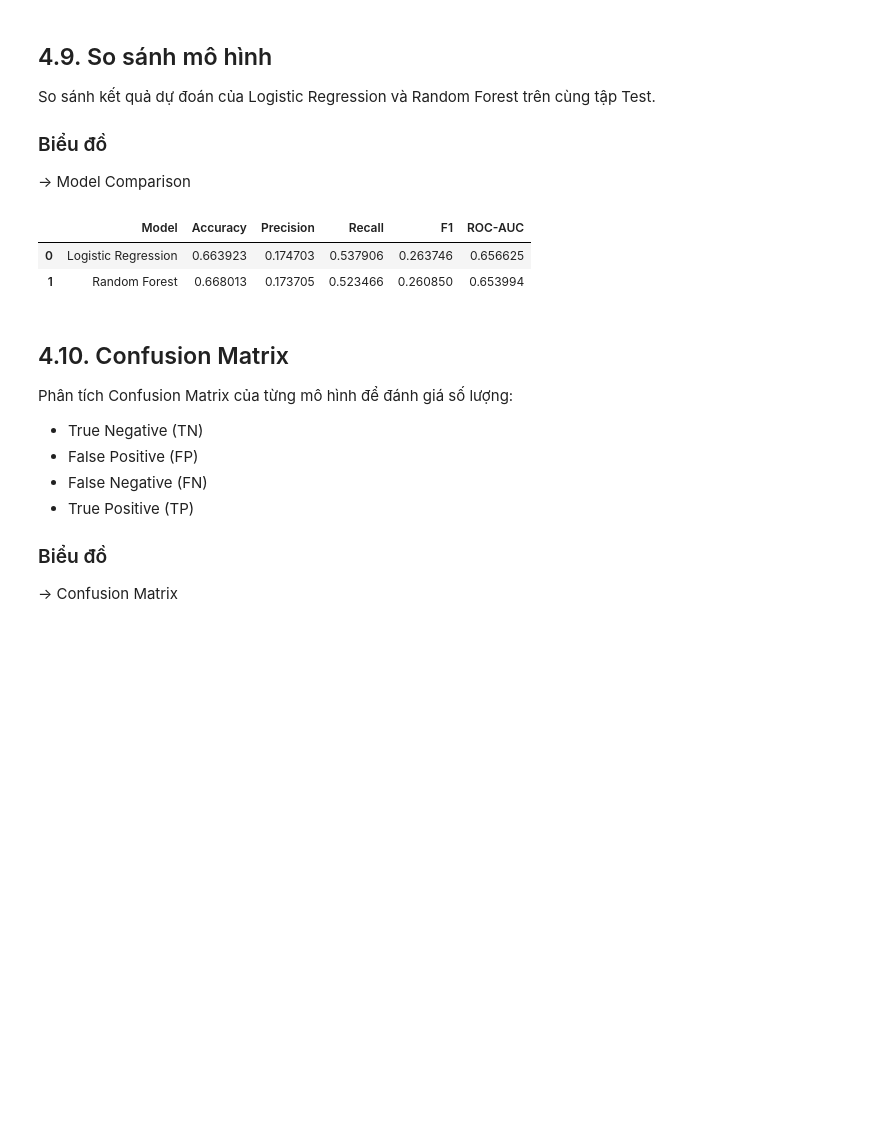
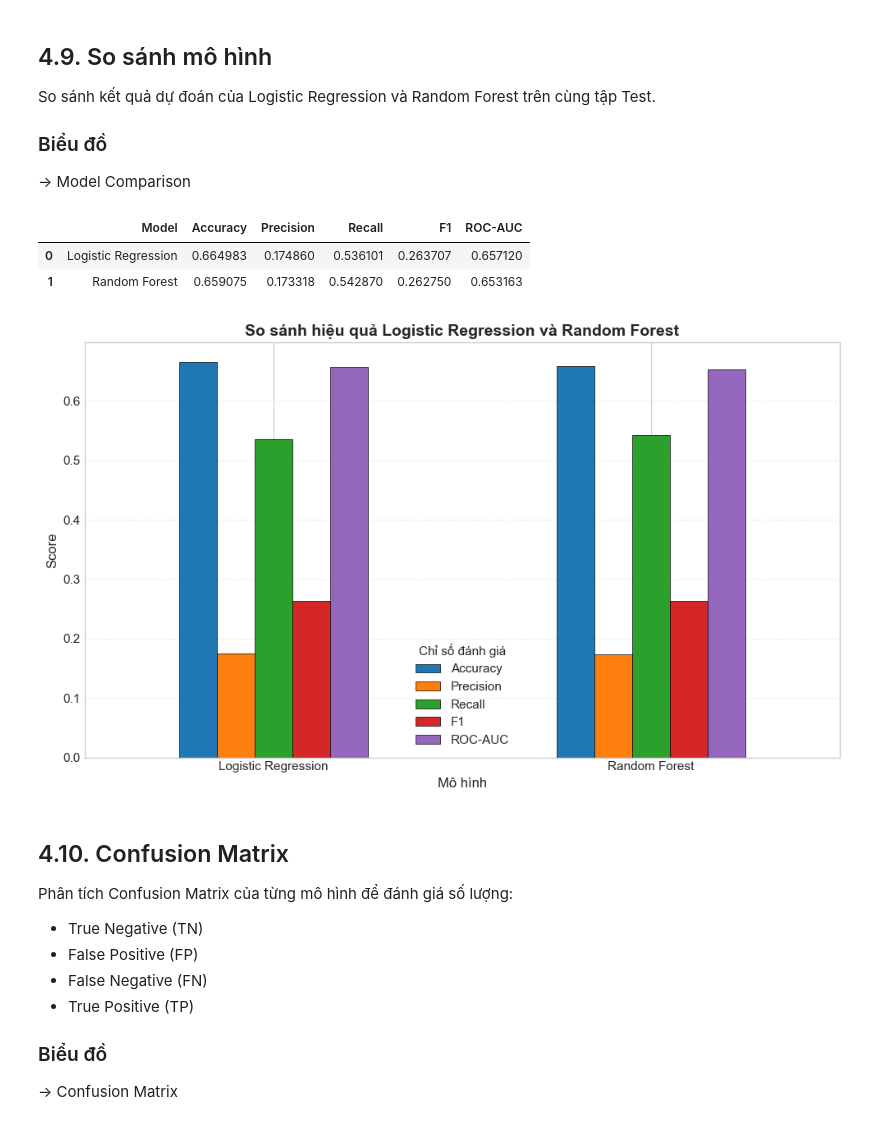
Before and after one commit to Zietlott/DataAnalysis-Visualization, a Jupyter notebook: code/diabetic.ipynb, the cells around one changed output. Cells and saved outputs as stored; diff of their text form; code cells hidden in the pictures; blank space fills up the shorter version.

```diff
--- a/code/diabetic.ipynb
+++ b/code/diabetic.ipynb
@@ -1192,8 +1192,11 @@ Hai mô hình được đánh giá và so sánh trên cùng tập Test.
 - `y`: biến mục tiêu `target_30days`.
 # %%
 # 4.1 X / y
+# Lưu patient_nbr riêng để dùng làm group khi chia Train/Test
+patient_id = df["patient_nbr"]
+
 # Tách biến đầu vào X và biến mục tiêu y
-X = df.drop(columns=["target_30days"])
+X = df.drop(columns=["target_30days", "patient_nbr"])
 y = df["target_30days"]
 
 print("X shape:", X.shape)
@@ -1227,7 +1230,7 @@ train_idx, test_idx = next(
     gss.split(
         X,
         y,
-        groups=df["patient_nbr"]
+        groups=patient_id
     )
 )
 
@@ -1587,8 +1590,59 @@ comparison = pd.DataFrame({
 comparison
 # %% [output]
 |  | Model | Accuracy | Precision | Recall | F1 | ROC-AUC |
-| 0 | Logistic Regression | 0.663923 | 0.174703 | 0.537906 | 0.263746 | 0.656625 |
-| 1 | Random Forest | 0.668013 | 0.173705 | 0.523466 | 0.260850 | 0.653994 |
+| 0 | Logistic Regression | 0.664983 | 0.174860 | 0.536101 | 0.263707 | 0.657120 |
+| 1 | Random Forest | 0.659075 | 0.173318 | 0.542870 | 0.262750 | 0.653163 |
+# %%
+# Vẽ biểu đồ so sánh 2 mô hình
+# Danh sách các chỉ số cần đưa vào biểu đồ.
+metrics = [
+    "Accuracy",
+    "Precision",
+    "Recall",
+    "F1",
+    "ROC-AUC"
+]
+
+# Đặt tên Model làm index để dễ vẽ biểu đồ so sánh.
+comparison_plot = comparison.set_index("Model")[metrics]
+
+# Tạo biểu đồ cột so sánh hai mô hình.
+ax = comparison_plot.plot(
+    kind="bar",
+    figsize=(10, 6),
+    edgecolor="black",
+    linewidth=0.5
+)
+
+# Thiết lập tiêu đề và nhãn trục.
+plt.title(
+    "So sánh hiệu quả Logistic Regression và Random Forest",
+    fontsize=14,
+    fontweight="bold"
+)
+plt.xlabel("Mô hình", fontsize=12)
+plt.ylabel("Score", fontsize=12)
+plt.xticks(rotation=0)
+
+# Hiển thị chú thích cho các metric.
+plt.legend(title="Chỉ số đánh giá")
+
+# Thêm lưới ngang để dễ so sánh giá trị.
+plt.grid(axis="y", linestyle="--", alpha=0.3)
+
+# Căn chỉnh bố cục trước khi lưu.
+plt.tight_layout()
+
+plt.savefig(
+    FIGURES_DIR / "model_comparison.png",
+    dpi=300,
+    bbox_inches="tight"
+)
+
+plt.show()
+plt.close()
+# %% [output]
+[figure, added]
 # %% [markdown]
 ## 4.10. Confusion Matrix
 
```
Also changed, not shown: parts of 11 cells of this notebook, 4 other files.
